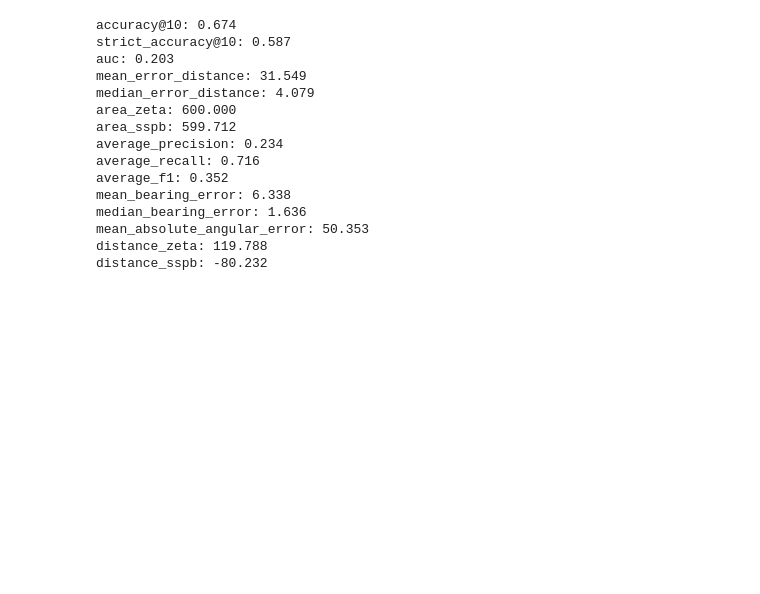
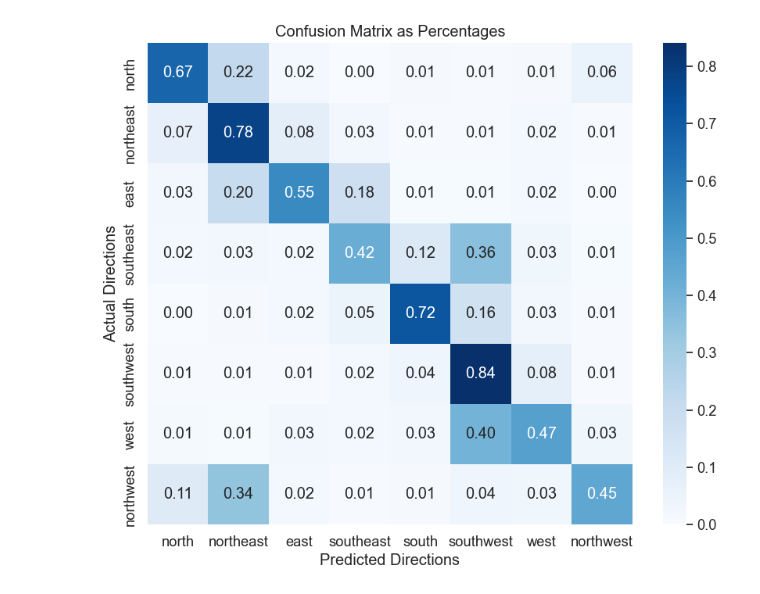
Before and after one commit to pumucklkopf/georelating-natural-disasters-with-llm-agents, a Jupyter notebook: evaluation/georelating_evaluation.ipynb, the cells around one changed output. Drawn from its saved outputs; the diff is of its cells as text; code cells hidden in the pictures; blank space fills up the shorter version.

```diff
--- a/evaluation/georelating_evaluation.ipynb
+++ b/evaluation/georelating_evaluation.ipynb
@@ -609,21 +692,10 @@ distance_sspb: nan
-# %%
-near_df_us = georelated_df_us[georelated_df_us['geospatial_prep'] == 'near']
-metrics_for_near = calculate_metrics(near_df_us, k=10)
-for key, value in metrics_for_near.items():
-    print(f"{key}: {value:.3f}")
-# %% [output]
-accuracy@10: 0.674
-strict_accuracy@10: 0.587
-auc: 0.203
-mean_error_distance: 31.549
-median_error_distance: 4.079
-area_zeta: 600.000
-area_sspb: 599.712
-average_precision: 0.234
-average_recall: 0.716
-average_f1: 0.352
-mean_bearing_error: 6.338
-median_bearing_error: 1.636
-mean_absolute_angular_error: 50.353
-distance_zeta: 119.788
-distance_sspb: -80.232
+# %%
+plot_direction_confusion_matrix(
+    georelated_df_llama,
+    azimuth_col='forward_azimuth',
+    gold_col='spatial_relation',
+    azimuth_to_direction=azimuth_to_direction,
+    compass_dirs=compass_dirs
+)
+# %% [output]
+[figure, added]
```
Also changed, not shown: parts of 20 cells of this notebook, 12 other files.
